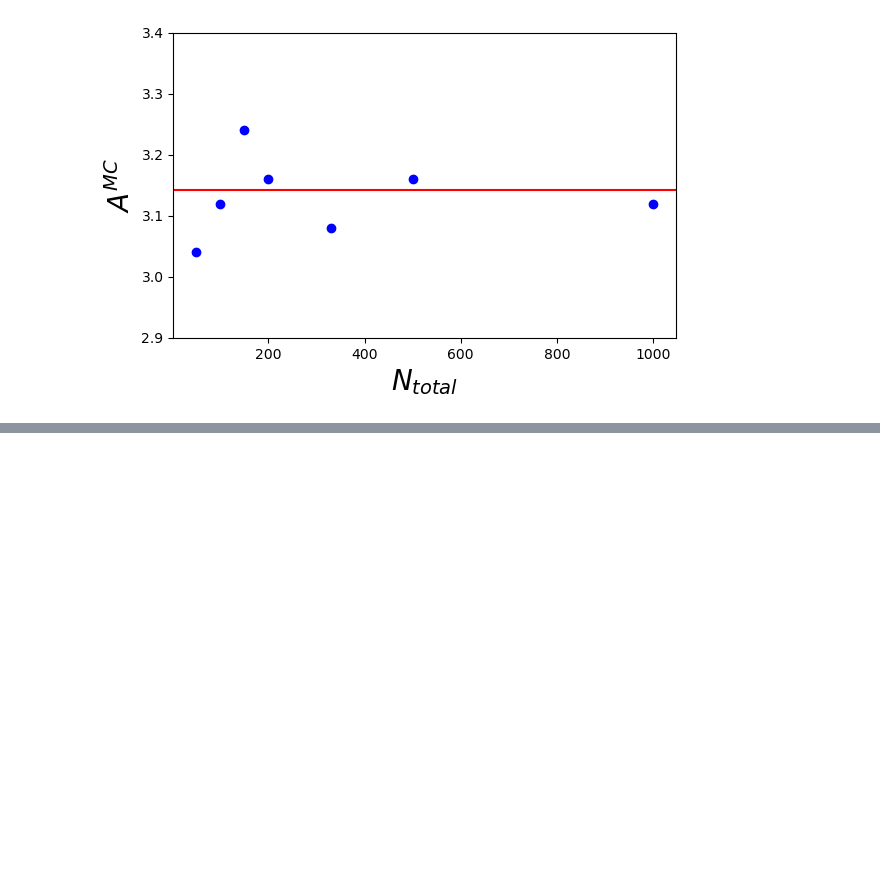
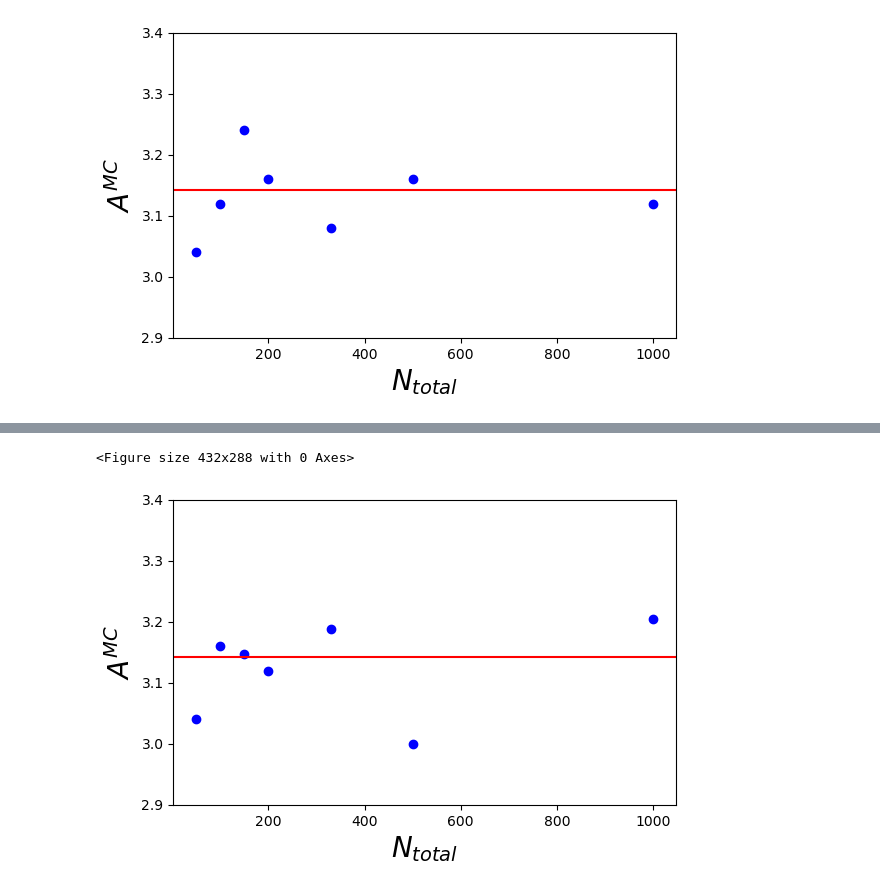
Before and after one commit to icmm-ntu/2022-Fall, a Jupyter notebook: Week4_20220929.ipynb, the cells around one changed output, grey strips where cells are left out. Drawn from its saved outputs; the diff is of its cells as text; code cells hidden in the pictures; blank space fills up the shorter version.

```diff
--- a/Week4_20220929.ipynb
+++ b/Week4_20220929.ipynb
@@ -210,0 +212,31 @@ my_pd.to_csv("abc.csv", sep = '\t')
+# %%
+
+#my_pd = pd.read_csv('abc.csv', sep=',', skiprows=0)
+#print (my_pd)
+
+#print (my_pd)
+my_pd = pd.read_csv('abc.csv', sep='\s+', skiprows=0)
+
+
+
+#====
+N_total = my_pd["N_total"]
+N_in = my_pd["N_in"]
+N_out = my_pd["N_out"]
+Ratio = my_pd["Ratio"]
+MC_Area = 4.0 * Ratio
+
+#-----
+plt.clf()
+fig = plt.figure( dpi = 100 ) # set figure resolution, dots per inch
+fig.set_size_inches(6,4)
+plt.plot(N_total, MC_Area, 'bo')
+plt.axhline(np.pi, color='r');
+plt.xlabel(r"$N_{total}$", fontsize = 20)
+plt.ylabel(r"$A^{MC} $", fontsize = 20)
+plt.ylim(2.9,3.4)
+plt.tight_layout()
+#plt.savefig("Unit3.8_read_pandas.png")
+# %% [output]
+<Figure size 432x288 with 0 Axes>
+[figure, added]
```
Also changed, not shown: parts of 1 cell of this notebook, 1 other file.
